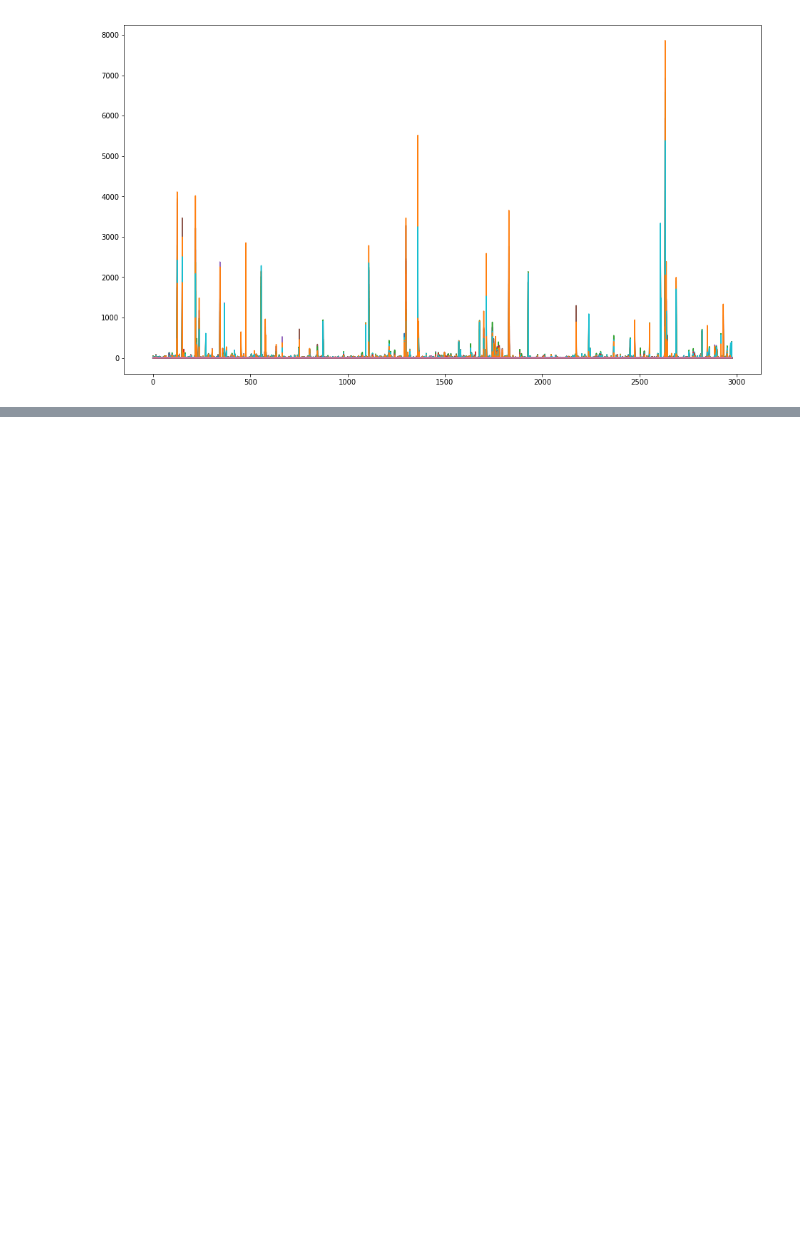
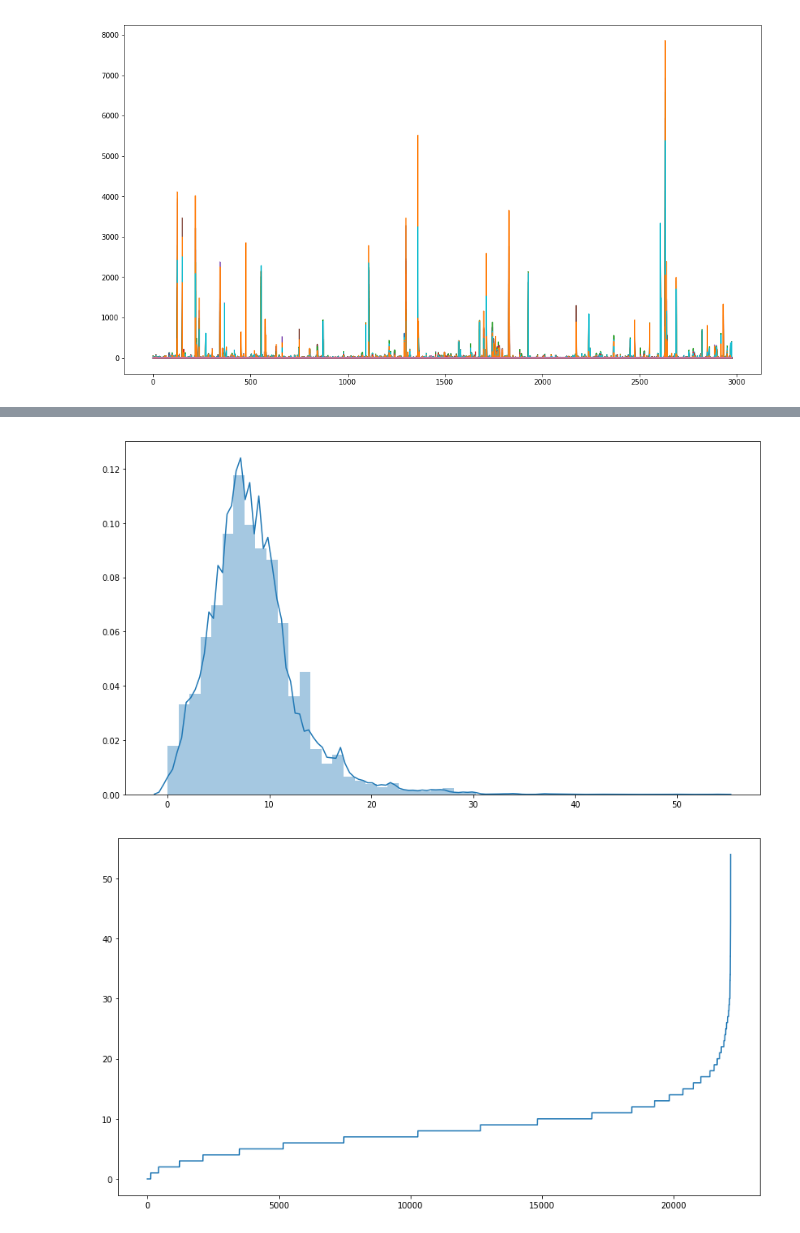
Before and after one commit to Yagwar/ASAG_Test, a Jupyter notebook: Expected probability distances.ipynb, the cells around one changed output, grey strips where cells are left out. Drawn from its saved outputs; the diff is of its cells as text; code cells hidden in the pictures; blank space fills up the shorter version.

```diff
--- a/Expected probability distances.ipynb
+++ b/Expected probability distances.ipynb
@@ -257,2 +274,14 @@ X_dat=txt_tfidf.transform(train_answers.question).toarray()
 y_dat=txt_tfidf.transform(train_answers.st_answ).toarray()
+# %%
+len_ans=np.array([sum((y_dat[sample]>0)*1) for sample in range(X_dat_preg.shape[0])])
+plt.figure(figsize=(14,8))
+sns.distplot(len_ans)
+plt.show()
+plt.figure(figsize=(14,8))
+plt.plot(range(len(len_ans)),len_ans[len_ans.sort()][0])
+plt.show()
+median_len_answers=len_ans[len_ans.sort()][0,[int((len(len_ans)/2)+(.5)),int((len(len_ans)/2)-(.5))]]
+# %% [output]
+[figure, added]
+[figure, added]
 # %%
```
Also changed, not shown: parts of 27 cells of this notebook, 1 other file.
